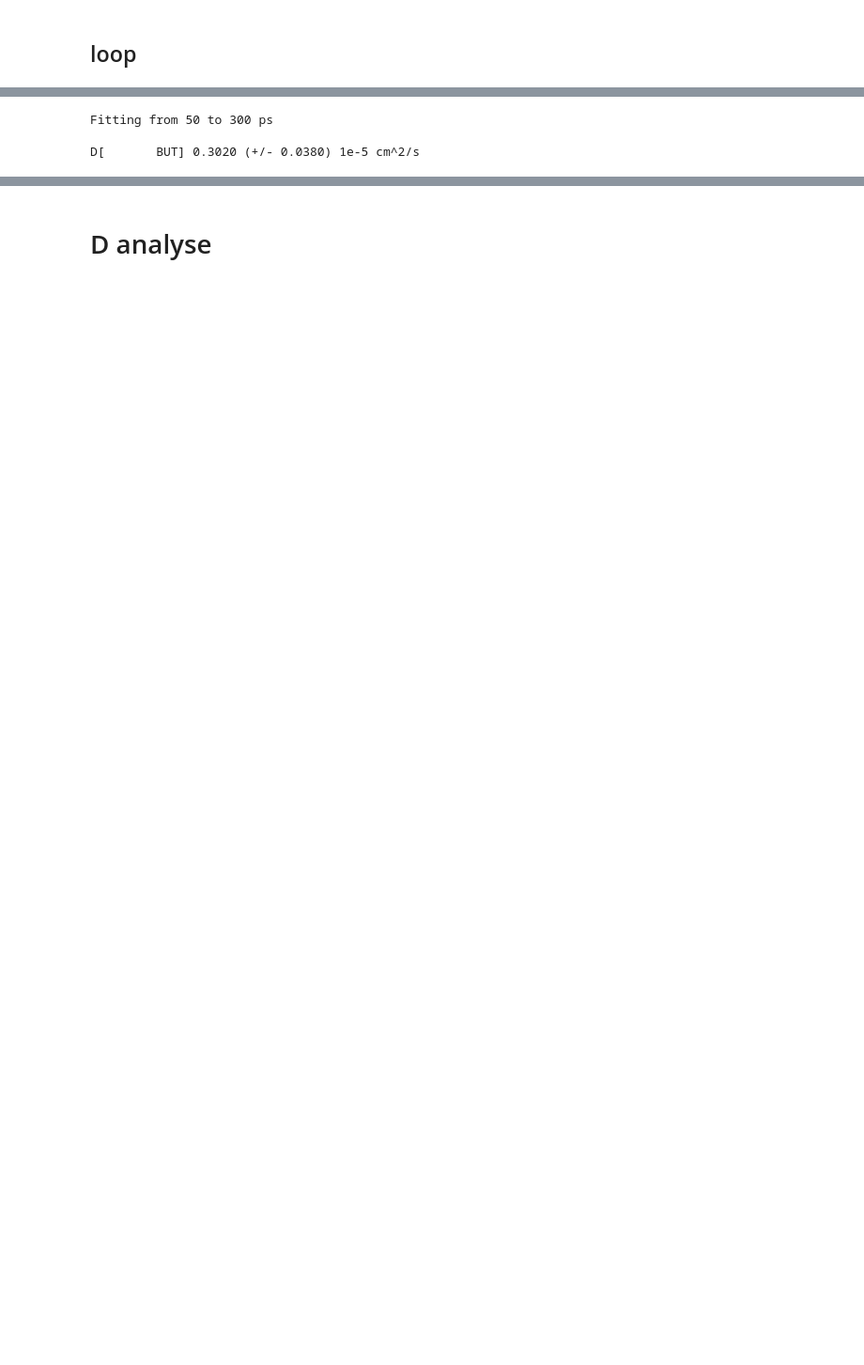
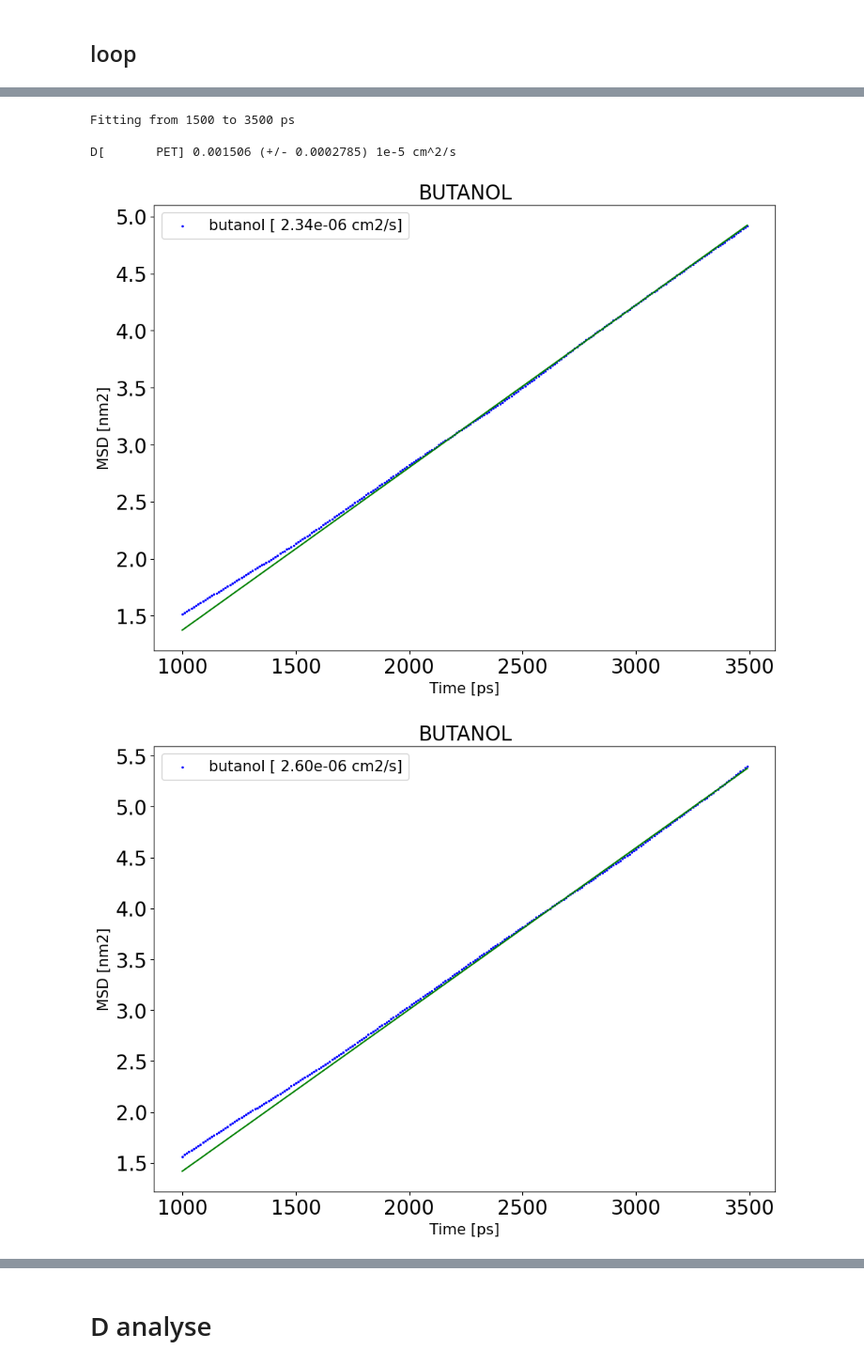
Before and after one commit to EnglishBeach/MolecularModeling, a Jupyter notebook: collector.ipynb, the cells around one changed output, grey strips where cells are left out. Shown at 94% size. Cells and saved outputs as stored; diff of their text form; code cells hidden in the pictures; blank space fills up the shorter version.

Commit message:
ADD MD long

```diff
--- a/collector.ipynb
+++ b/collector.ipynb
@@ -111,14 +116,13 @@ class D_results:
                 -f {traj} \
                 -n {index_path} \
                 -o {xvg_path} \
-                -beginfit 50 \
-                -endfit 300 \
-                -rmcomm
+                -beginfit 1500 \
+                -endfit 3500 \
                 """
             os.system(command)
             sleep(1)
             self._parse_xvg(xvg_path)
-        self.S, self.S0 = regress(self.MSD[int(self.start / 2) : int(self.end / 2)])
+        self.S, self.S0 = regress(self.MSD[self.start : self.end])
 
     @staticmethod
     def _RMSD_mda(u, compound: Mols):
@@ -155,10 +159,10 @@ class D_results:
                 MSD.append((int(time), float(msd)))
 
             elif fit:
-                self.start = float(fit.group('start'))
-                self.end = float(fit.group('end'))
+                self.start = int(float(fit.group('start')) / 10)
+                self.end = int(float(fit.group('end')) / 10)
 
-        self.MSD = pd.DataFrame(np.array(MSD), columns=['Time', self.compound.value])
+        self.MSD = pd.DataFrame(np.array(MSD)[100:self.end], columns=['Time', self.compound.value])
 # %% [markdown]
 ## Test
 # %%
@@ -383,12 +250,12 @@ D[       BUT] 0.3020 (+/- 0.0380) 1e-5 cm^2/s
 # %% [markdown]
 ## loop
 # %%
-solves_path=Path('gromacs/workspace/solvs')
-plots_path=Path('gromacs/workspace/plots')
+solves_path=Path('solvs_long')
+plots_path=Path('plots_long')
 # %%
 datas = []
 for directory in get_solve_dir(solves_path):
-    compound, x, rho = directory.parent.stem.split('_')
+    compound, x, rho, *_ = directory.stem.split('_')
     T = directory.stem
     compound = Mols[compound]
 
@@ -397,47 +264,34 @@ for directory in get_solve_dir(solves_path):
 
     comp = D_results(compound)
     comp.get_MSD_gmx(system=system, traj=traj)
-    but = D_results(Mols.butanol)
-    if x != '0':
-        but.get_MSD_gmx(system=system, traj=traj)
 
     #
-    # fig, ax = plt.subplots()
-    # ax.set_title(f"{compound.name} - {x} butanol :{T} C")
-    # ax.set_ylabel('MSD [nm2]')
-    # ax.set_xlabel('Time [ps]')
+    fig, ax = plt.subplots()
+    ax.set_title(f"{compound.name.upper()}")
+    ax.set_ylabel('MSD [nm2]')
+    ax.set_xlabel('Time [ps]')
 
-    # ax.scatter(
-    #     comp.MSD.iloc[:, 0],
-    #     comp.MSD.iloc[:, 1],
-    #     label=f'{compound.name:7} [{comp.D: 9.2e} cm2/s]',
-    #     c='g',
-    #     s=2,
-    # )
-    # ax.plot(comp.MSD.iloc[:, 0], (comp.S * comp.MSD.iloc[:, 0] + comp.S0), 'g')
+    ax.scatter(
+        comp.MSD.iloc[:, 0],
+        comp.MSD.iloc[:, 1],
+        label=f'{compound.name:7} [{comp.D: 9.2e} cm2/s]',
+        c='blue',
+        s=2,
+    )
+    ax.plot(comp.MSD.iloc[:, 0], (comp.S * comp.MSD.iloc[:, 0] + comp.S0), 'g')
 
-    # if x != '0':
-    #     ax.scatter(
-    #         but.MSD.iloc[:, 0],
-    #         but.MSD.iloc[:, 1],
-    #         label=f'{Mols.butanol.name:7} [{but.D: 9.2e} cm2/s]',
-    #         c='b',
-    #         s=2,
-    #     )
-    #     ax.plot(but.MSD.iloc[:, 0], (but.S * but.MSD.iloc[:, 0] + but.S0), 'b')
-    # ax.legend()
-    # plots_path.mkdir(parents=True, exist_ok=True)
-    # fig.savefig(plots_path / f"{compound.name}_{x}_{T}.jpg", dpi=600)
+    ax.legend()
+    plots_path.mkdir(parents=True, exist_ok=True)
+    fig.savefig(plots_path / f"{directory.stem}.jpg", dpi=600)
 
     datas.append(
         {
             'compound': compound.name,
             'x': int(x),
-            'Temperature': int(T),
-            'D_comp': comp.D,
-            'D_but': but.D,
+            'Temperature': 25,
+            'D': comp.D,
         }
     )
 D_df = pd.DataFrame(datas)
-D_df.to_csv(Path(plots_path).parent / 'res.csv')
+# D_df.to_csv(Path(plots_path).parent / 'res.csv')
 # %% [output]
@@ -536,3 +370,5 @@ Used 41 restart points spaced 10 ps over 400 ps
-Fitting from 50 to 300 ps
+Fitting from 1500 to 3500 ps
 
-D[       BUT] 0.3020 (+/- 0.0380) 1e-5 cm^2/s
+D[       PET] 0.001506 (+/- 0.0002785) 1e-5 cm^2/s
+[figure, added]
+[figure, added]
```
Also changed, not shown: parts of 16 cells of this notebook, 9 other files.
